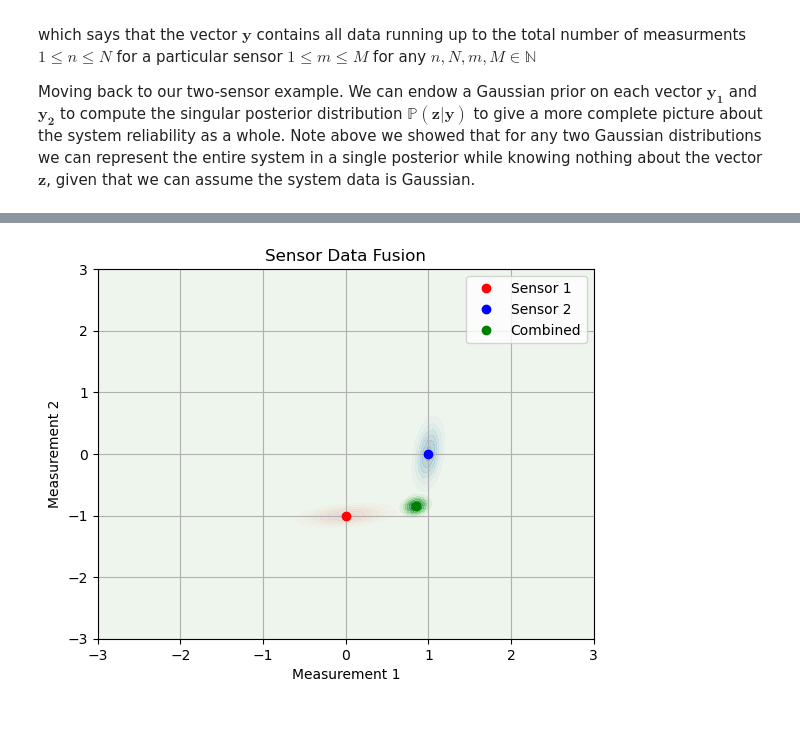
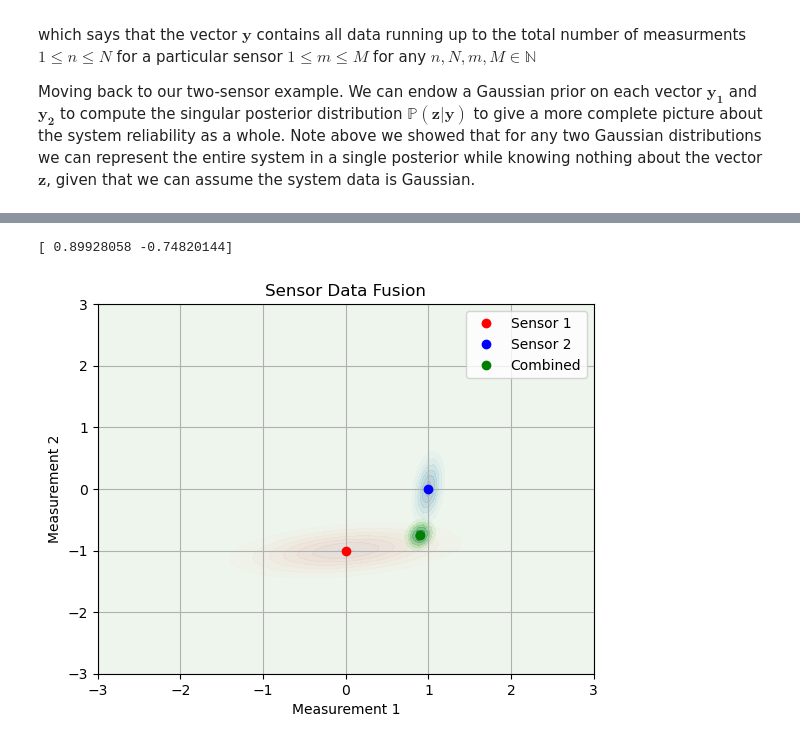
Before and after one commit to AdamJamesSheppard/Data-Fusion, a Jupyter notebook: DataFusion.ipynb, the cells around one changed output, grey strips where cells are left out. Saved outputs shown, nothing was run; the diff lists cells and outputs as text; code cells hidden in the pictures.

```diff
--- a/DataFusion.ipynb
+++ b/DataFusion.ipynb
@@ -144,24 +154,27 @@ import numpy as np
 import matplotlib.pyplot as plt
 from scipy.stats import multivariate_normal
 
+
 def sensor_data_fusion(sensor1_mean, sensor1_covariance, sensor2_mean, sensor2_covariance):
     inv_cov1 = np.linalg.inv(sensor1_covariance)
     inv_cov2 = np.linalg.inv(sensor2_covariance)
+    combined_covariance = np.linalg.inv(2 * inv_cov1 + inv_cov2)  # N = 2
+    combined_mean = combined_covariance @ (inv_cov1 @
+                                           (2*sensor1_mean) + inv_cov2 @ (sensor2_mean))
+    print(combined_mean)
+    return combined_mean, combined_covariance
 
-    combined_covariance = np.linalg.inv(inv_cov1 + inv_cov2)
-    combined_mean = combined_covariance @ (inv_cov1 @ sensor1_mean + inv_cov2 @ sensor2_mean)
-
-    return combined_mean, combined_covariance
 
 # Define the mean and covariance matrix for sensor 1
 sensor1_mean = np.array([0, -1])
-sensor1_covariance = np.array([[0.01*10, 0.01*1], [0.01*1, 0.01*1]])
+sensor1_covariance = np.array([[0.05*10, 0.05*1], [0.05*1, 0.05*1]])
 
 # Define the mean and covariance matrix for sensor 2
 sensor2_mean = np.array([1, 0])
 sensor2_covariance = np.array([[0.01*1, 0.01*1], [0.01*1, 0.01*10]])
 
-combined_mean, combined_covariance = sensor_data_fusion(sensor1_mean, sensor1_covariance, sensor2_mean, sensor2_covariance)
+combined_mean, combined_covariance = sensor_data_fusion(
+    sensor1_mean, sensor1_covariance, sensor2_mean, sensor2_covariance)
 
 # Generate grid points for contour plot
 x = np.linspace(-3, 3, 100)
@@ -172,34 +185,38 @@ pos = np.dstack((X, Y))
 # Calculate the individual multivariate Gaussian distributions
 distribution1 = multivariate_normal(sensor1_mean, sensor1_covariance)
 Z1 = distribution1.pdf(pos)
 
 distribution2 = multivariate_normal(sensor2_mean, sensor2_covariance)
 Z2 = distribution2.pdf(pos)
 
 # Calculate the combined multivariate Gaussian distribution
 combined_distribution = multivariate_normal(combined_mean, combined_covariance)
 Z_combined = combined_distribution.pdf(pos)
 
 # Set custom line styles
 line_styles = ['-', '--', '-.']
 
 # Plot the individual distributions and the combined distribution
 plt.figure()
 
-plt.contourf(X, Y, Z1, cmap='Reds', alpha=0.6, linestyles=line_styles[0], extent=[x.min(), x.max(), y.min(), y.max()])
+plt.contourf(X, Y, Z1, cmap='Reds', alpha=0.6, linestyles=line_styles[0], extent=[
+             x.min(), x.max(), y.min(), y.max()])
 plt.plot(*sensor1_mean, 'ro', label='Sensor 1')
 
-plt.contourf(X, Y, Z2, cmap='Blues', alpha=0.6, linestyles=line_styles[1], extent=[x.min(), x.max(), y.min(), y.max()])
+plt.contourf(X, Y, Z2, cmap='Blues', alpha=0.6, linestyles=line_styles[1], extent=[
+             x.min(), x.max(), y.min(), y.max()])
 plt.plot(*sensor2_mean, 'bo', label='Sensor 2')
 
-plt.contourf(X, Y, Z_combined, cmap='Greens', alpha=0.6, linestyles=line_styles[2], extent=[x.min(), x.max(), y.min(), y.max()])
+plt.contourf(X, Y, Z_combined, cmap='Greens', alpha=0.6,
+             linestyles=line_styles[2], extent=[x.min(), x.max(), y.min(), y.max()])
 plt.plot(*combined_mean, 'go', label='Combined')
 
 plt.title('Sensor Data Fusion')
 plt.xlabel('Measurement 1')
 plt.ylabel('Measurement 2')
 plt.legend()
 plt.grid(True)
 plt.show()
 # %% [output]
+[ 0.89928058 -0.74820144]
-[figure, old version]
+[figure, new version]
```
Also changed, not shown: parts of 1 cell of this notebook.
